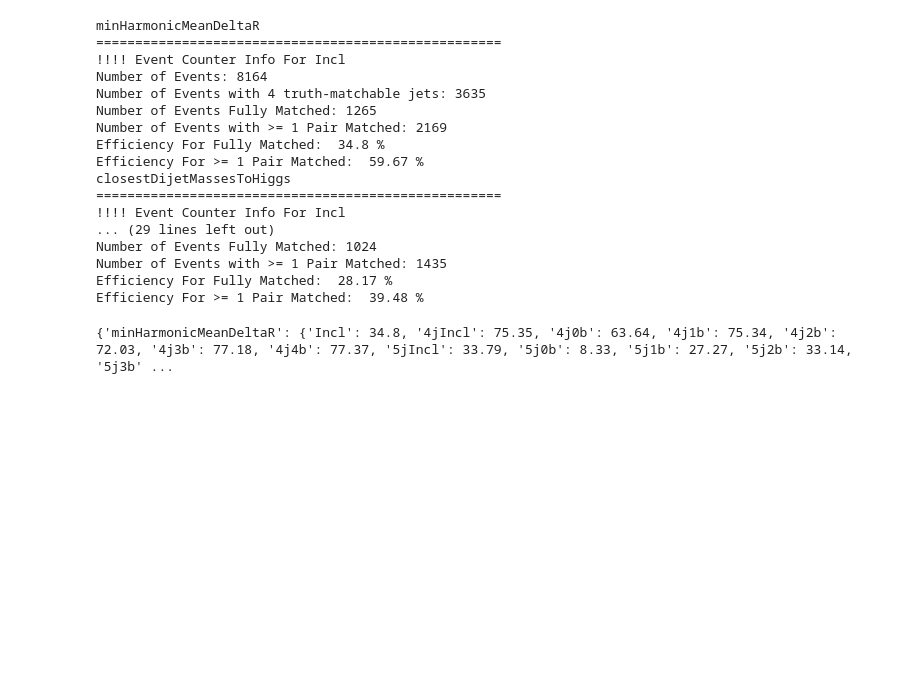
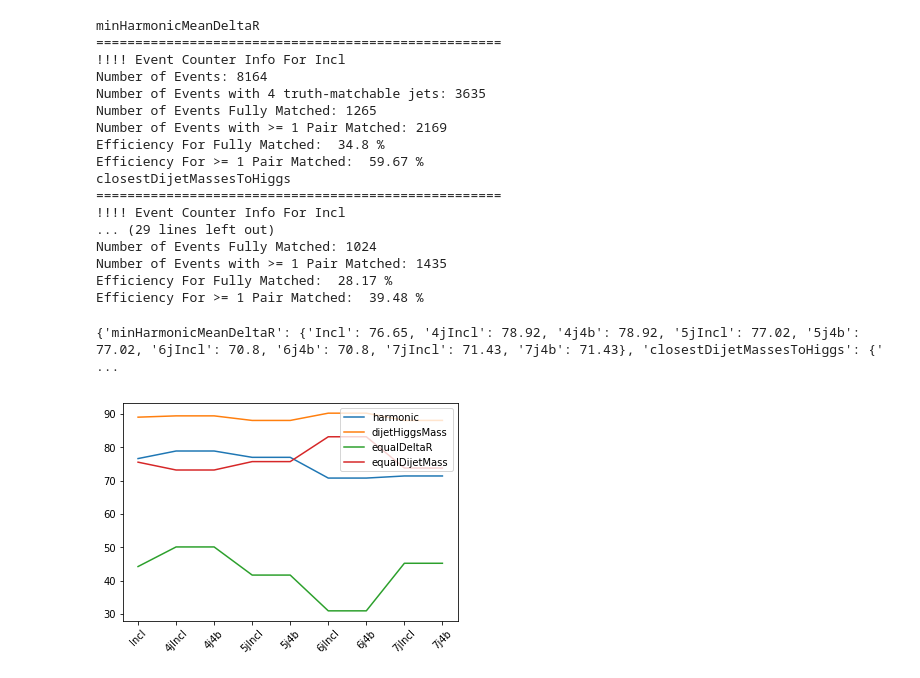
Before and after one commit to btannenw/CMS_machineLearning, a Jupyter notebook: diHiggsMLProject/testSamples_10k/higgsReconstructionAlgorithms.ipynb, the cells around one changed output. Cells and saved outputs as stored; diff of their text form; code cells hidden in the pictures; blank space fills up the shorter version.

```diff
--- a/diHiggsMLProject/testSamples_10k/higgsReconstructionAlgorithms.ipynb
+++ b/diHiggsMLProject/testSamples_10k/higgsReconstructionAlgorithms.ipynb
@@ -620,22 +644,45 @@ for two in pairs:
 
 print(len(pairPairs))
 print(pairPairs)
-# %%
-fullDict, oneDict = listOfEfficiencesForAlgorithm(eventCounterDict)
-print (fullDict)
-# %% [output]
-{'minHarmonicMeanDeltaR': {'Incl': 34.8, '4jIncl': 75.35, '4j0b': 63.64, '4j1b': 75.34, '4j2b': 72.03, '4j3b': 77.18, '4j4b': 77.37, '5jIncl': 33.79, '5j0b': 8.33, '5j1b': 27.27, '5j2b': 33.14, '5j3b' ...
 # %%
+fullDict, oneDict = listOfEfficiencesForAlgorithm(eventCounterDict)
+print (fullDict)
 np.arange(19)
 for algo in fullDict:
-    labels = [tagEff for tagEff in fullDict[algo]]
+    labels_only4 = [tagEff for tagEff in fullDict[algo]]
     eff    = [fullDict[algo][tagEff] for tagEff in fullDict[algo]]
     #print (algo)
     #print (labels)
     #print (eff)
 
-eff_harmonic = [fullDict['minHarmonicMeanDeltaR'][tagEff] for tagEff in fullDict['minHarmonicMeanDeltaR']]
-eff_dijetHiggsMass = [fullDict['closestDijetMassesToHiggs'][tagEff] for tagEff in fullDict['closestDijetMassesToHiggs']]
-eff_equalDeltaR = [fullDict['equalDeltaR'][tagEff] for tagEff in fullDict['equalDeltaR']]
-eff_equalDijetMass = [fullDict['equalDijetMass'][tagEff] for tagEff in fullDict['equalDijetMass']]
+eff_harmonic_only4 = [fullDict['minHarmonicMeanDeltaR'][tagEff] for tagEff in fullDict['minHarmonicMeanDeltaR']]
+eff_dijetHiggsMass_only4 = [fullDict['closestDijetMassesToHiggs'][tagEff] for tagEff in fullDict['closestDijetMassesToHiggs']]
+eff_equalDeltaR_only4 = [fullDict['equalDeltaR'][tagEff] for tagEff in fullDict['equalDeltaR']]
+eff_equalDijetMass_only4 = [fullDict['equalDijetMass'][tagEff] for tagEff in fullDict['equalDijetMass']]
+
+xvals_only4 = np.arange(len(labels_only4))
+y_harmonic_only4 = np.array(eff_harmonic_only4)
+y_dijetHiggsMass_only4 = np.array(eff_dijetHiggsMass_only4)
+y_equalDeltaR_only4 = np.array(eff_equalDeltaR_only4)
+y_equalDijetMass_only4 = np.array(eff_equalDijetMass_only4)
+
+plt.xticks(range(len(labels_only4)), labels_only4, rotation=45)
+#plt.xticks(yvals1, alpha=t, normed=_normed, label= iLabel+' Events')
+plt.plot(xvals_only4, y_harmonic_only4, label='harmonic')
+plt.plot(xvals_only4, y_dijetHiggsMass_only4, label='dijetHiggsMass')
+plt.plot(xvals_only4, y_equalDeltaR_only4, label='equalDeltaR')
+plt.plot(xvals_only4, y_equalDijetMass_only4, label='equalDijetMass')
+
+plt.legend(loc='upper right')
+
+# store figure copy for later saving
+fig = plt.gcf()
+
+# draw interactively
+plt.show()
+
+fig.savefig( 'algoEfficiencyAsFtnOfJetTag_onlyBtags.png' )
+# %% [output]
+{'minHarmonicMeanDeltaR': {'Incl': 76.65, '4jIncl': 78.92, '4j4b': 78.92, '5jIncl': 77.02, '5j4b': 77.02, '6jIncl': 70.8, '6j4b': 70.8, '7jIncl': 71.43, '7j4b': 71.43}, 'closestDijetMassesToHiggs': {' ...
+[figure, added]
 # %%
```
Also changed, not shown: parts of 8 cells of this notebook, 2 other files.
